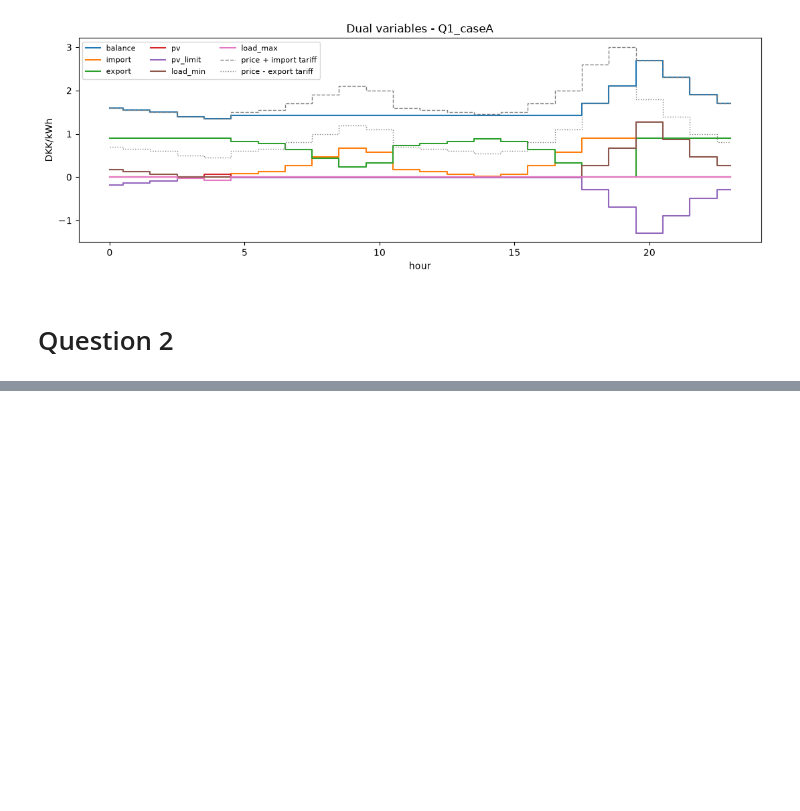
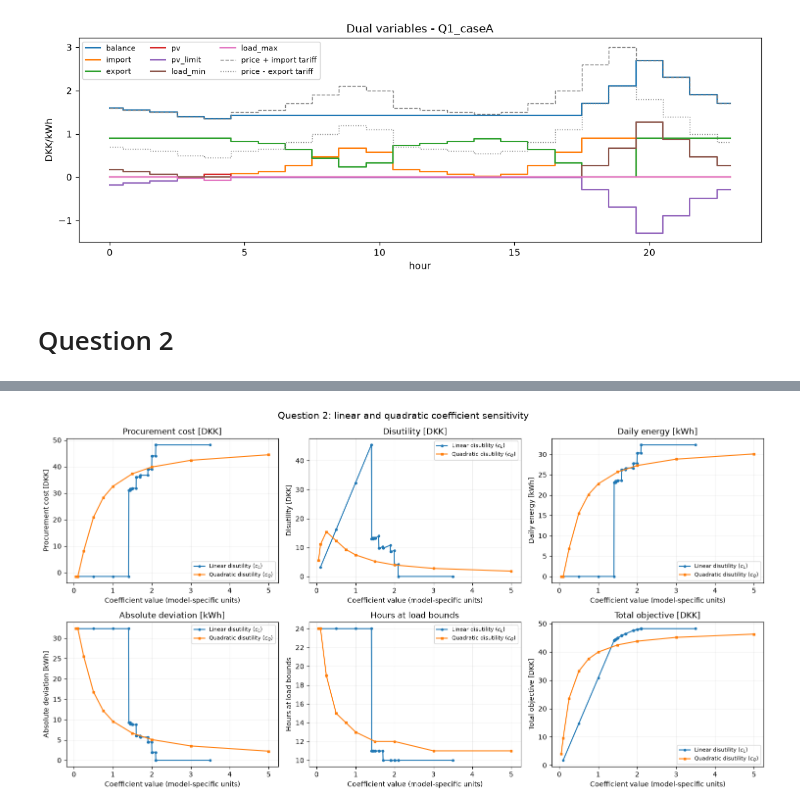
Before and after one commit to Mammutdej/46750----Assignment-1, a Jupyter notebook: Runner.ipynb, the cells around one changed output, grey strips where cells are left out. Drawn from its saved outputs; the diff is of its cells as text; code cells hidden in the pictures; blank space fills up the shorter version.

```diff
--- a/Runner.ipynb
+++ b/Runner.ipynb
@@ -417,0 +727,45 @@ def analyse_q2c(data, results):
+# %%
+# Combined coefficient sensitivity plots for Q2(b) and Q2(c).
+comparison_metrics = [
+    ("Procurement [DKK]", "Procurement cost [DKK]"),
+    ("Disutility [DKK]", "Disutility [DKK]"),
+    ("Energy [kWh]", "Daily energy [kWh]"),
+    ("Abs. deviation [kWh]", "Absolute deviation [kWh]"),
+    ("Hours at bounds", "Hours at load bounds"),
+    ("Objective [DKK]", "Total objective [DKK]"),
+]
+
+fig, axes = plt.subplots(2, 3, figsize=(15, 8), squeeze=False)
+
+for ax, (column, ylabel) in zip(axes.flat, comparison_metrics):
+    ax.plot(
+        linear_table["Coefficient"],
+        linear_table[column],
+        "o-",
+        markersize=3,
+        label="Linear disutility ($c_L$)",
+    )
+    ax.plot(
+        quadratic_table["Coefficient"],
+        quadratic_table[column],
+        "s-",
+        markersize=3,
+        label="Quadratic disutility ($c_Q$)",
+    )
+    ax.set(
+        xlabel="Coefficient value (model-specific units)",
+        ylabel=ylabel,
+        title=ylabel,
+    )
+    ax.grid(alpha=0.2)
+    ax.legend(fontsize=8)
+
+fig.suptitle("Question 2: linear and quadratic coefficient sensitivity", fontsize=14)
+fig.tight_layout()
+q2_comparison_plot = RESULTS_DIR / "Q2" / "coefficient_sensitivity_comparison.png"
+q2_comparison_plot.parent.mkdir(parents=True, exist_ok=True)
+fig.savefig(q2_comparison_plot, dpi=150)
+display(fig)
+plt.close(fig)
+# %% [output]
+[figure, added]
```
Also changed, not shown: parts of 29 cells of this notebook, 1 other file.
